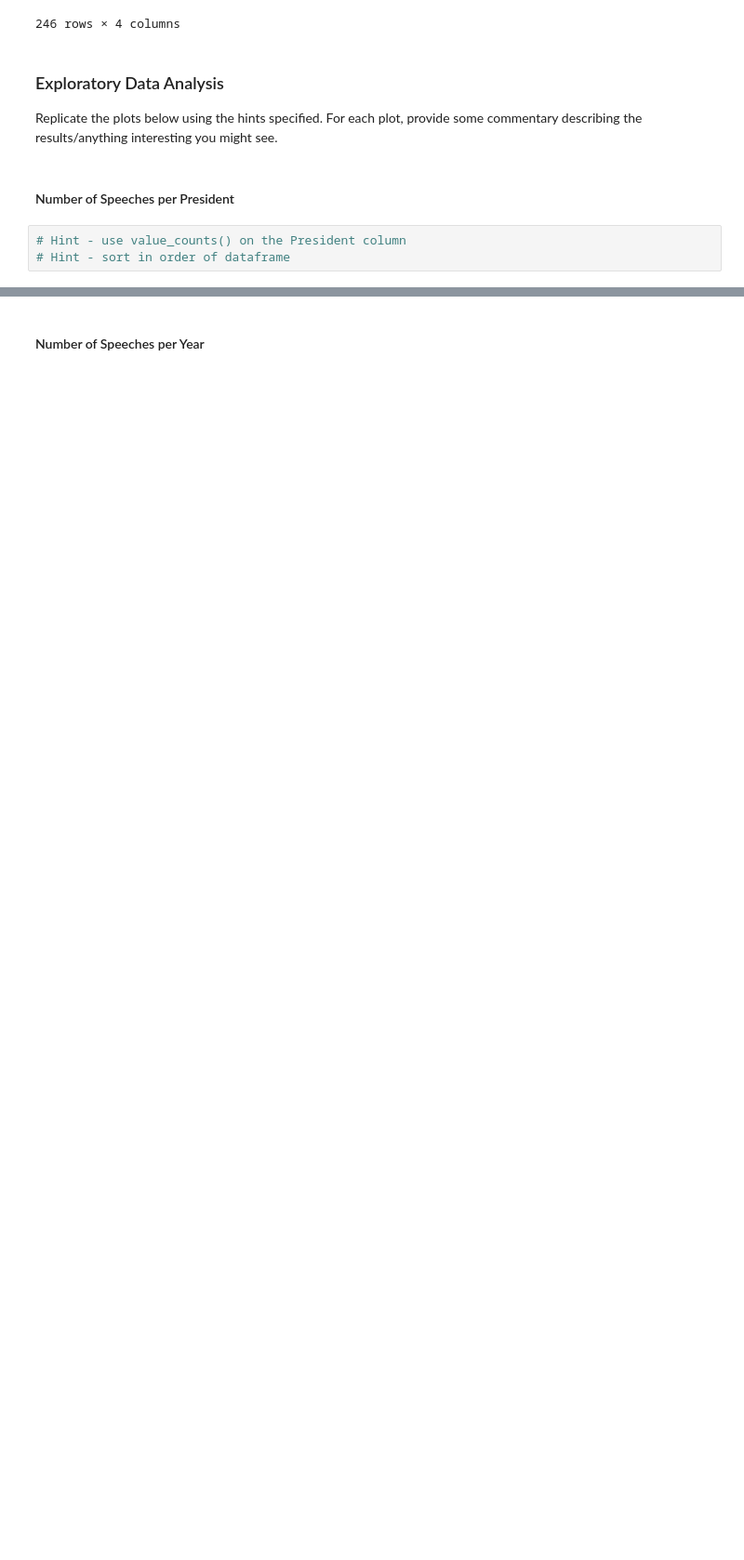
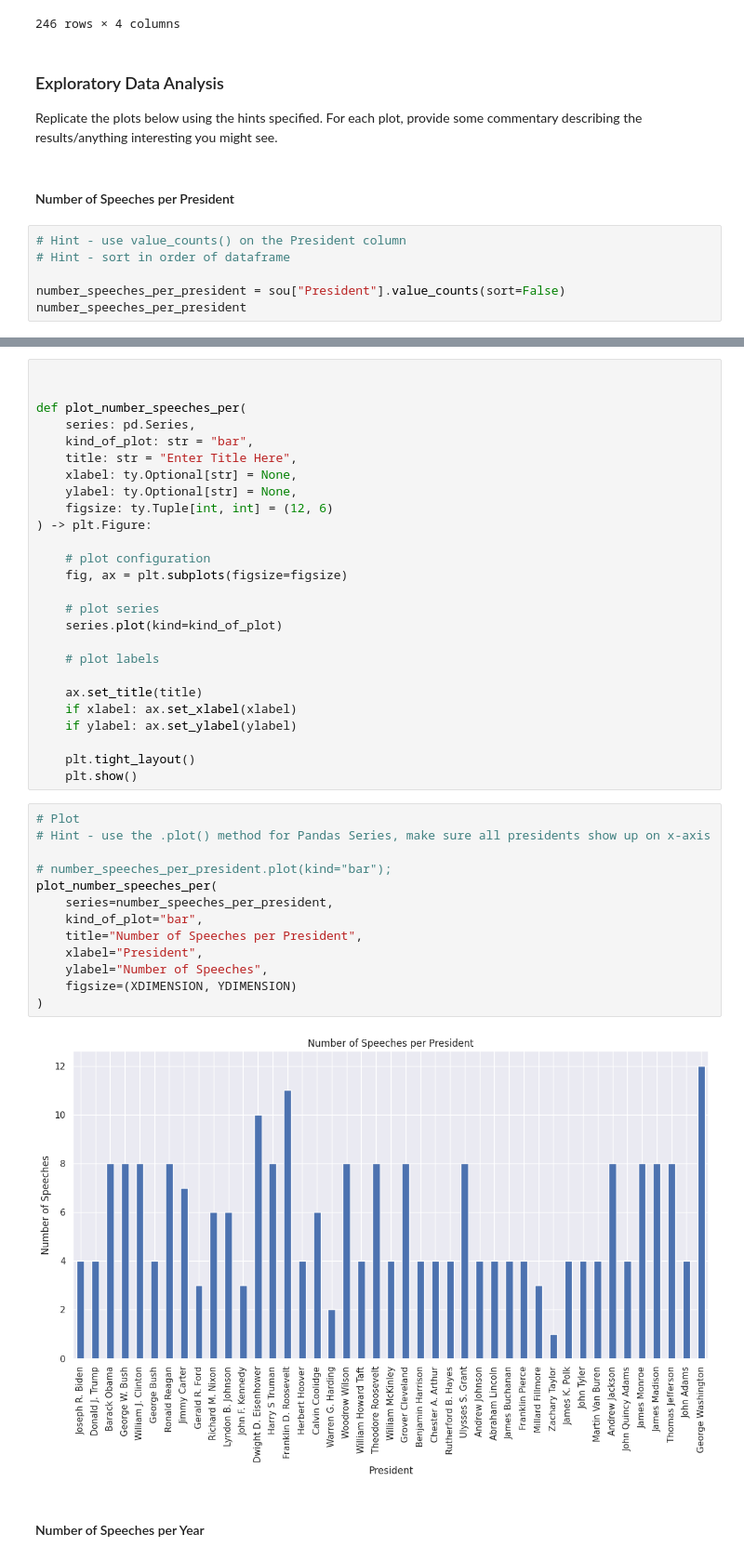
Before and after one commit to UCB-stat-159-f25/proj02-group08, a Jupyter notebook: notebooks/nlp-P01.ipynb, the cells around one changed output, grey strips where cells are left out. Shown at 93% size. Cells and saved outputs as stored; diff of their text form; blank space fills up the shorter version.

```diff
--- a/notebooks/nlp-P01.ipynb
+++ b/notebooks/nlp-P01.ipynb
@@ -77,3 +100,6 @@ Replicate the plots below using the hints specified. For each plot, provide some
 # %%
 # Hint - use value_counts() on the President column
 # Hint - sort in order of dataframe
+
+number_speeches_per_president = sou["President"].value_counts(sort=False)
+number_speeches_per_president
@@ -83,3 +124,44 @@ Replicate the plots below using the hints specified. For each plot, provide some
+# %%
+
+
+def plot_number_speeches_per(
+    series: pd.Series,
+    kind_of_plot: str = "bar",
+    title: str = "Enter Title Here",
+    xlabel: ty.Optional[str] = None,
+    ylabel: ty.Optional[str] = None,
+    figsize: ty.Tuple[int, int] = (12, 6)
+) -> plt.Figure:
+
+    # plot configuration
+    fig, ax = plt.subplots(figsize=figsize)
+
+    # plot series
+    series.plot(kind=kind_of_plot)
+
+    # plot labels
+
+    ax.set_title(title)
+    if xlabel: ax.set_xlabel(xlabel)
+    if ylabel: ax.set_ylabel(ylabel)
+
+    plt.tight_layout()
+    plt.show()
+# %%
+# Plot
+# Hint - use the .plot() method for Pandas Series, make sure all presidents show up on x-axis
+
+# number_speeches_per_president.plot(kind="bar");
+plot_number_speeches_per(
+    series=number_speeches_per_president,
+    kind_of_plot="bar",
+    title="Number of Speeches per President",
+    xlabel="President",
+    ylabel="Number of Speeches",
+    figsize=(XDIMENSION, YDIMENSION)
+)
+# %% [output]
+[figure, added]
 # %% [markdown]
 #### Number of Speeches per Year
 # %%
```
Also changed, not shown: parts of 12 cells of this notebook, 15 other files.
